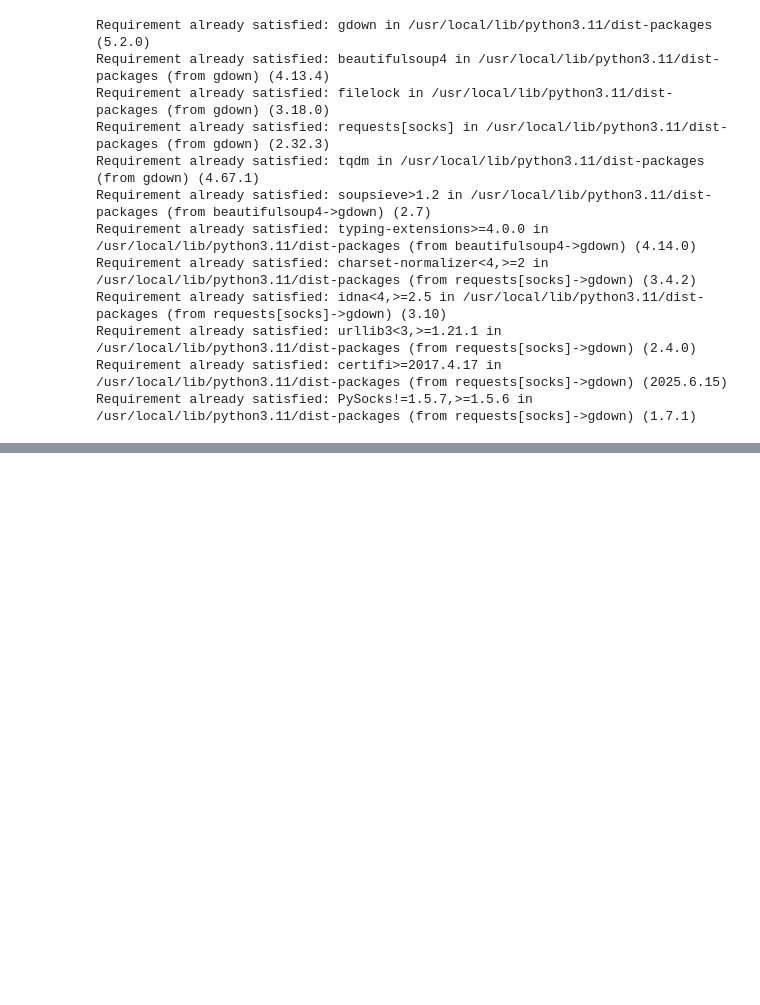
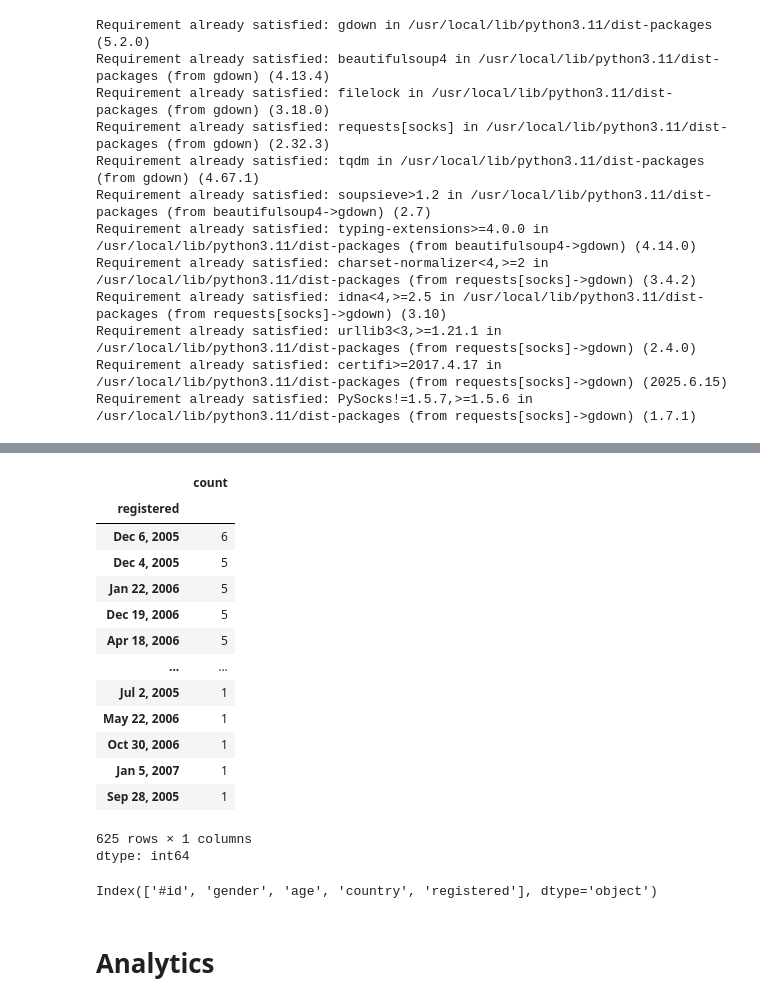
Before and after one commit to FredArgoX/ChaoticTest_PySpark, a Jupyter notebook: 02_GL_Spark_Music_Project.ipynb, the cells around one changed output, grey strips where cells are left out. Cells and saved outputs as stored; diff of their text form; code cells hidden in the pictures; blank space fills up the shorter version.

```diff
--- a/02_GL_Spark_Music_Project.ipynb
+++ b/02_GL_Spark_Music_Project.ipynb
@@ -49,0 +174,24 @@ raw_data.head()
+# %%
+user_profile["registered"].value_counts()
+# %% [output]
+|  | count |
+| registered |  |
+| Dec 6, 2005 | 6 |
+| Dec 4, 2005 | 5 |
+| Jan 22, 2006 | 5 |
+| Dec 19, 2006 | 5 |
+| Apr 18, 2006 | 5 |
+| ... | ... |
+| Jul 2, 2005 | 1 |
+| May 22, 2006 | 1 |
+| Oct 30, 2006 | 1 |
+| Jan 5, 2007 | 1 |
+| Sep 28, 2005 | 1 |
+625 rows × 1 columns
+dtype: int64
+# %%
+user_profile.columns
+# %% [output]
+Index(['#id', 'gender', 'age', 'country', 'registered'], dtype='object')
+# %% [markdown]
+# Analytics
```
Also changed, not shown: parts of 14 cells of this notebook.
